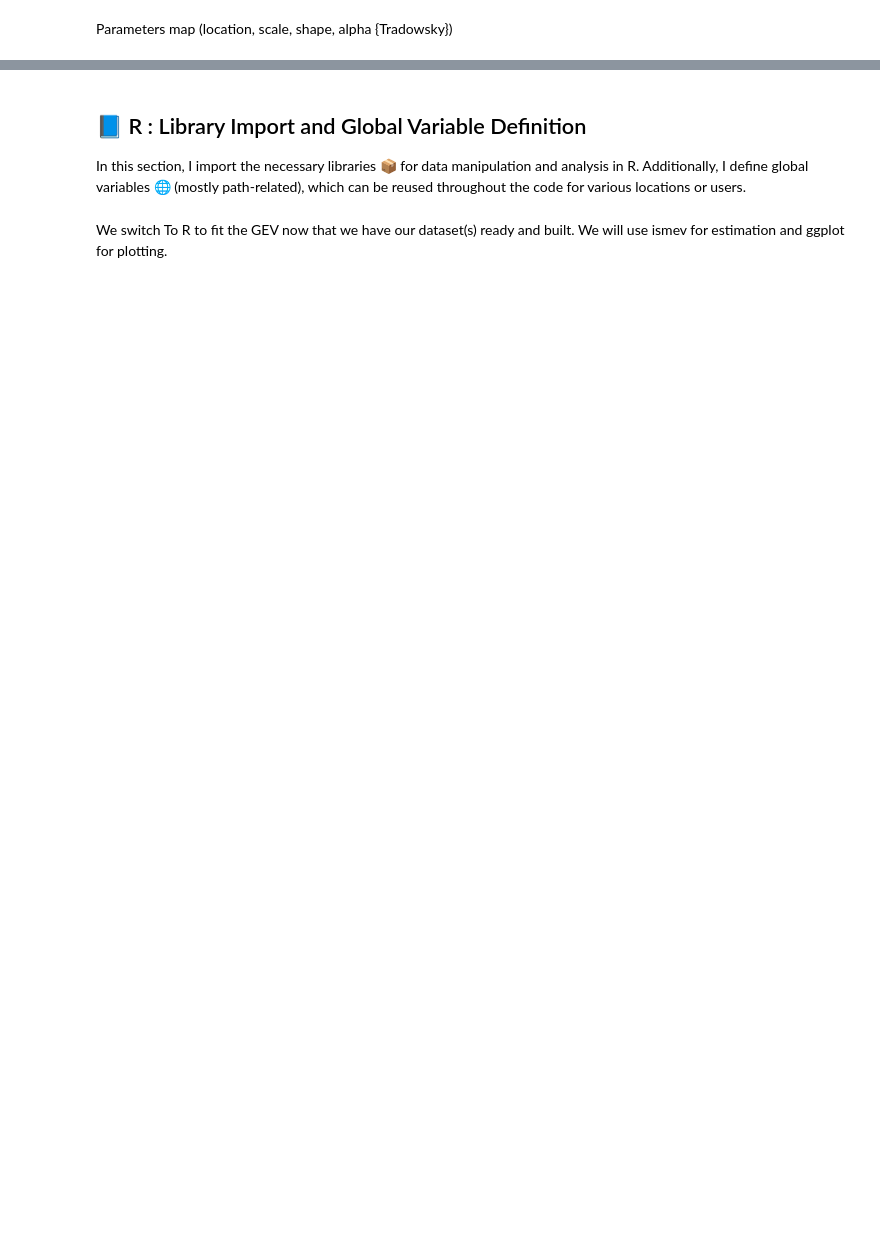
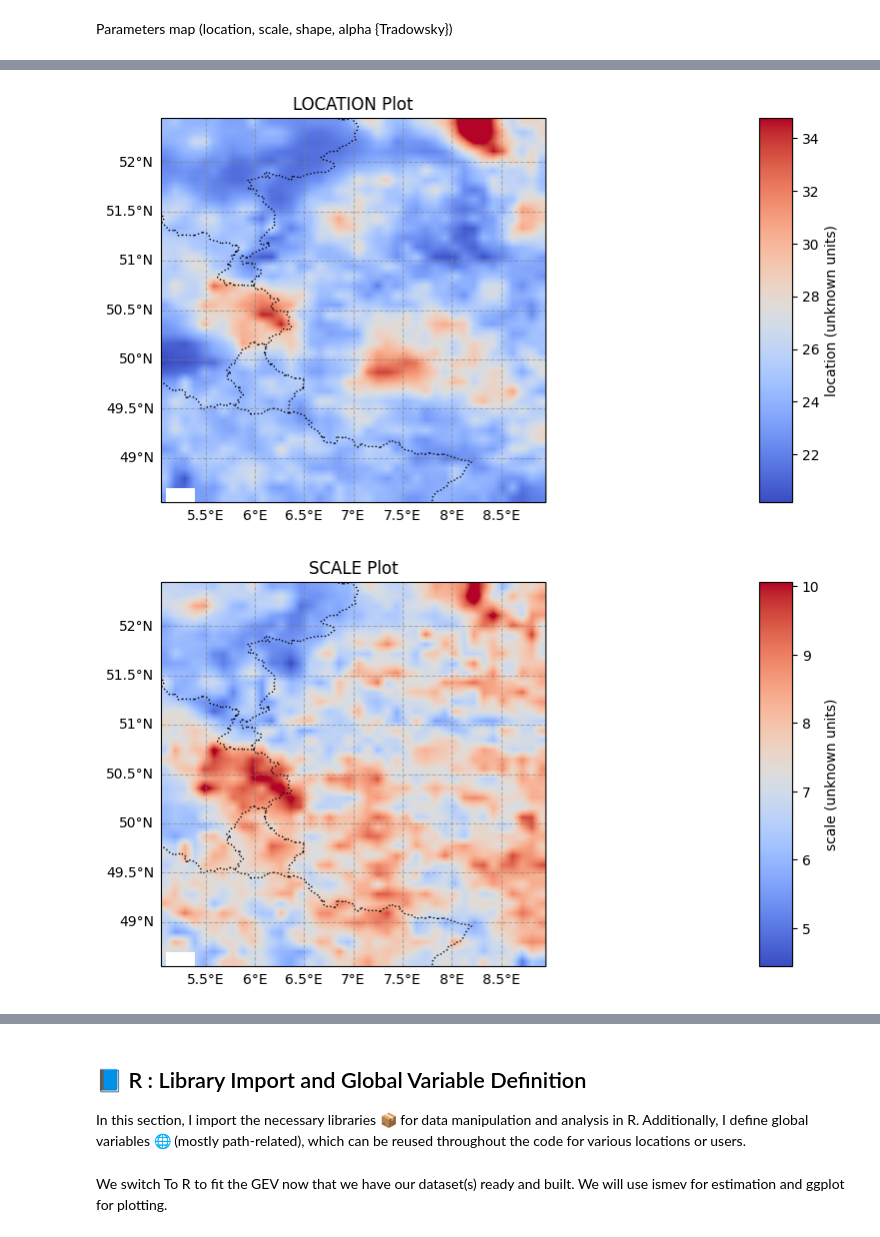
Before and after one commit to RPGSynth/EVT_Univariate, a Jupyter notebook: Exploration/main.ipynb, the cells around one changed output, grey strips where cells are left out. Saved outputs shown, nothing was run; the diff lists cells and outputs as text; code cells hidden in the pictures; blank space fills up the shorter version.

Commit message:
Added Full ensemble plots and functions

```diff
--- a/Exploration/main.ipynb
+++ b/Exploration/main.ipynb
@@ -51,13 +69,18 @@ DATA_PATH_R = "c:\\Users\\bobel\\OneDrive - Université de Namur\\Data"
 # %% [markdown]
 GEV class
 # %%
-from EVT_Classes import *
+import os
+import sys
+current_dir = os.getcwd()
+sys.path.append(os.path.join(current_dir, '..', 'EVT_Classes'))
 
-EOBS = pd.read_csv(r"c:\ThesisData\Blockmax\EOBS_blockmax.csv")
+from GEV import *
 
-exog = {'scale':EOBS["tempanomalyMean"].values,'location':EOBS['tempanomalyMean'].values}
+EOBS = pd.read_csv(r"c:\ThesisData\EOBS\Blockmax\blockmax_temp.csv")
+
+exog = {'scale':EOBS["tempanomalyMean"]}
 #initi_params = np.array([52, 0.1,12,0.1,0.07])
 # Initialize and use EVTModel
-model1 = GEVTradowsky(endog=EOBS["prmax"].values,exog=exog,full_output=True)
+model1 = GEVLikelihood(endog=EOBS["prmax"],exog=exog)
 a = model1.fit()
 print(a)
@@ -438,0 +502,3 @@ EOBS_summer = mask_time(
+# %%
+ds = xr.open_dataset(r"c:\ThesisData\TempAnomaly\gistemp1200_GHCNv4_ERSSTv5.nc")
+save_tempanomaly(ds,filepath=r"C:\ThesisData\EOBS\Blockmax\blockmax_temp.csv",blockpath=r"c:\ThesisData\EOBS\Blockmax\blockmax.csv")
@@ -541,6 +646,6 @@ Parameters map (location, scale, shape, alpha {Tradowsky})
 # %%
 center_coordinates = (7.0, 50.5)  # Center around Ahr-Eifel basin (longitude, latitude)
 side_length = 2  # Side length of the square in degrees
-EOBS_summer = mask_square(mask_time(load_netcdf(filepath=r"c:\ThesisData\E_OBS\rr_ens_mean_0.1deg_reg_v30.0e.nc", coords=('rr', 'latitude', 'longitude')),
+EOBS_summer = mask_square(mask_time(load_netcdf(filepath=r"c:\ThesisData\EOBS\RainFallMeanEnsemble\rr_ens_mean_0.1deg_reg_v30.0e.nc", coords=('rr', 'latitude', 'longitude')),
 'summer'),center_coordinates,side_length)
 EOBS_summer
@@ -620,13 +782,21 @@ EOBS_gev_grid
 # %%
-global_min = EOBS_gev_grid['shape'].quantile(0.005)
-global_max = EOBS_gev_grid['shape'].quantile(0.995)
-norm = colors.Normalize(vmin=global_min, vmax=global_max)
-plot_datacube(EOBS_gev_grid,variable='shape',cmap='coolwarm',norm=norm,interpolation='bilinear')
 global_min = EOBS_gev_grid['location'].min()
 global_max = EOBS_gev_grid['location'].quantile(0.995)
 norm = colors.Normalize(vmin=global_min, vmax=global_max)
 plot_datacube(EOBS_gev_grid,variable='location',cmap='coolwarm',norm=norm,interpolation='bilinear')
-global_min = -0.3
+
+global_min = EOBS_gev_grid['scale'].min()
 global_max = EOBS_gev_grid['scale'].quantile(0.995)
 norm = colors.Normalize(vmin=global_min, vmax=global_max)
 plot_datacube(EOBS_gev_grid,variable='scale',cmap='coolwarm',norm=norm,interpolation='bilinear')
+
+# Calculate global min and max values
+global_min = EOBS_gev_grid['shape'].quantile(0.005)
+global_max = EOBS_gev_grid['shape'].quantile(0.995)
+norm = colors.TwoSlopeNorm(vmin=global_min, vcenter=0, vmax=global_max)
+
+# Plotting
+plot_datacube(EOBS_gev_grid, variable='shape', cmap='coolwarm', norm=norm, interpolation='bilinear')
+# %% [output]
+[figure, added]
+[figure, added]
```
Also changed, not shown: parts of 30 cells of this notebook, 2 other files.
